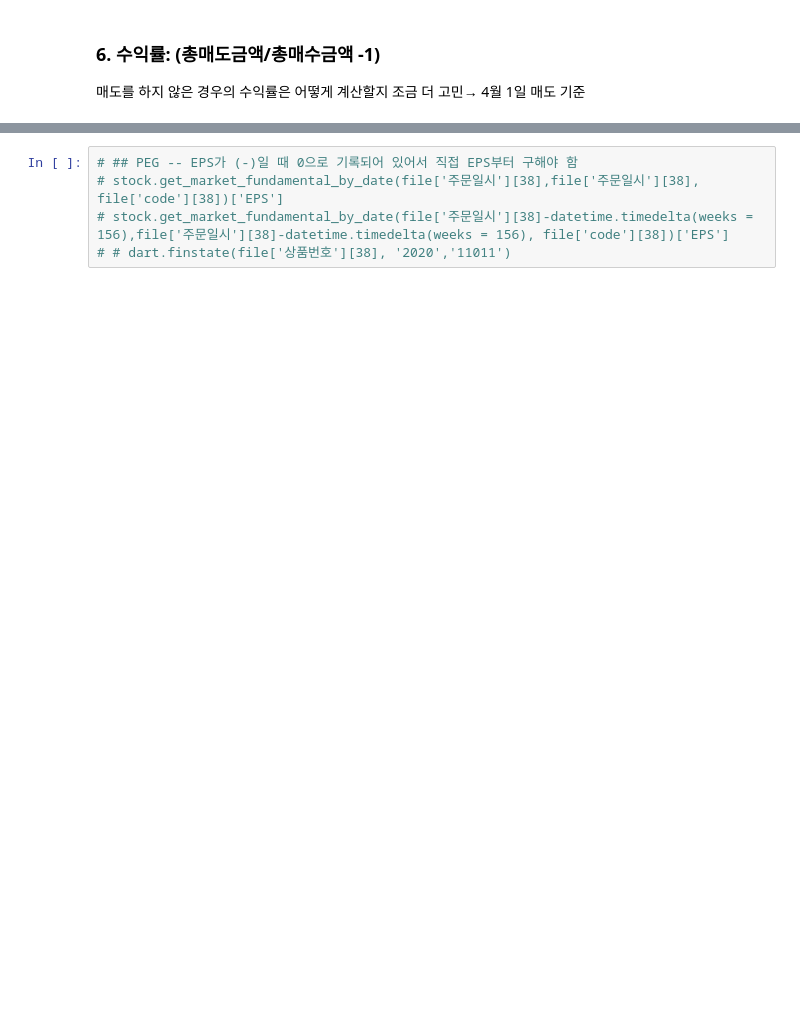
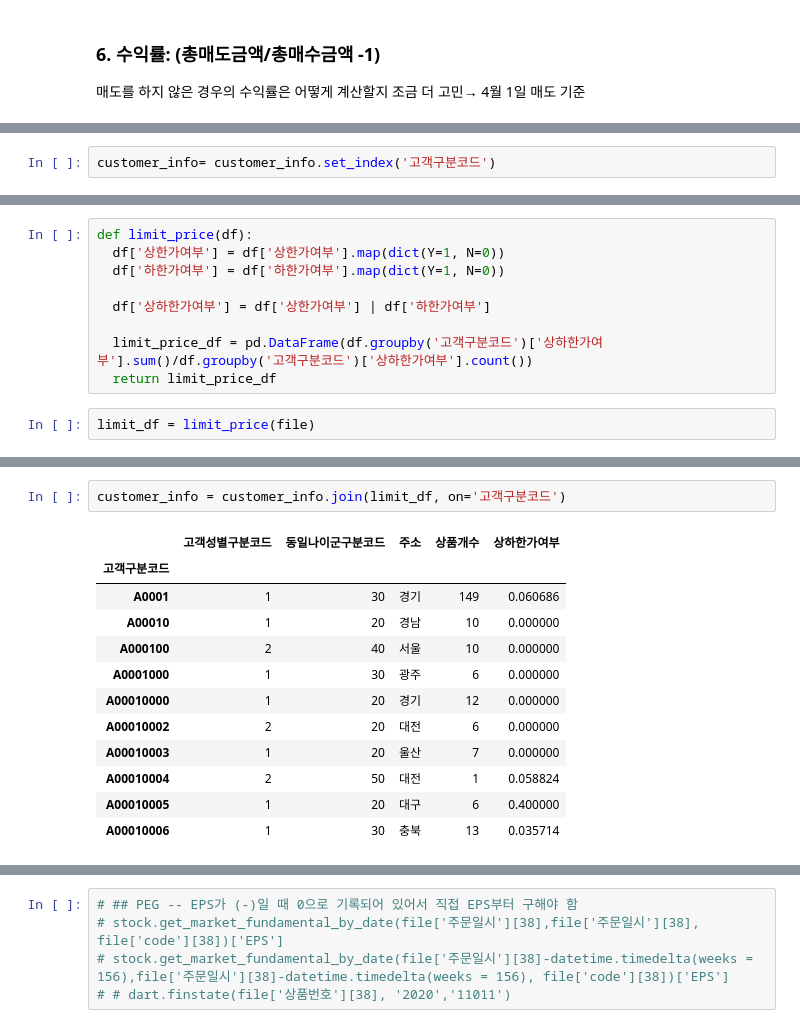
Before and after one commit to christine127/Portfolio_Recommendation_Project, a Jupyter notebook: 데이터전처리.ipynb, the cells around one changed output, grey strips where cells are left out. Cells and saved outputs as stored; diff of their text form; blank space fills up the shorter version.

```diff
--- a/데이터전처리.ipynb
+++ b/데이터전처리.ipynb
@@ -409,0 +420,2 @@ customer_info
+# %%
+customer_info= customer_info.set_index('고객구분코드')
@@ -409,0 +424,11 @@ customer_info
+# %%
+def limit_price(df):
+  df['상한가여부'] = df['상한가여부'].map(dict(Y=1, N=0))
+  df['하한가여부'] = df['하한가여부'].map(dict(Y=1, N=0))
+
+  df['상하한가여부'] = df['상한가여부'] | df['하한가여부']
+
+  limit_price_df = pd.DataFrame(df.groupby('고객구분코드')['상하한가여부'].sum()/df.groupby('고객구분코드')['상하한가여부'].count())
+  return limit_price_df
+# %%
+limit_df = limit_price(file)
@@ -409,0 +450,15 @@ customer_info
+# %%
+customer_info = customer_info.join(limit_df, on='고객구분코드')
+# %% [output]
+|  | 고객성별구분코드 | 동일나이군구분코드 | 주소 | 상품개수 | 상하한가여부 |
+| 고객구분코드 |  |  |  |  |  |
+| A0001 | 1 | 30 | 경기 | 149 | 0.060686 |
+| A00010 | 1 | 20 | 경남 | 10 | 0.000000 |
+| A000100 | 2 | 40 | 서울 | 10 | 0.000000 |
+| A0001000 | 1 | 30 | 광주 | 6 | 0.000000 |
+| A00010000 | 1 | 20 | 경기 | 12 | 0.000000 |
+| A00010002 | 2 | 20 | 대전 | 6 | 0.000000 |
+| A00010003 | 1 | 20 | 울산 | 7 | 0.000000 |
+| A00010004 | 2 | 50 | 대전 | 1 | 0.058824 |
+| A00010005 | 1 | 20 | 대구 | 6 | 0.400000 |
+| A00010006 | 1 | 30 | 충북 | 13 | 0.035714 |
```
Also changed, not shown: parts of 89 cells of this notebook.
